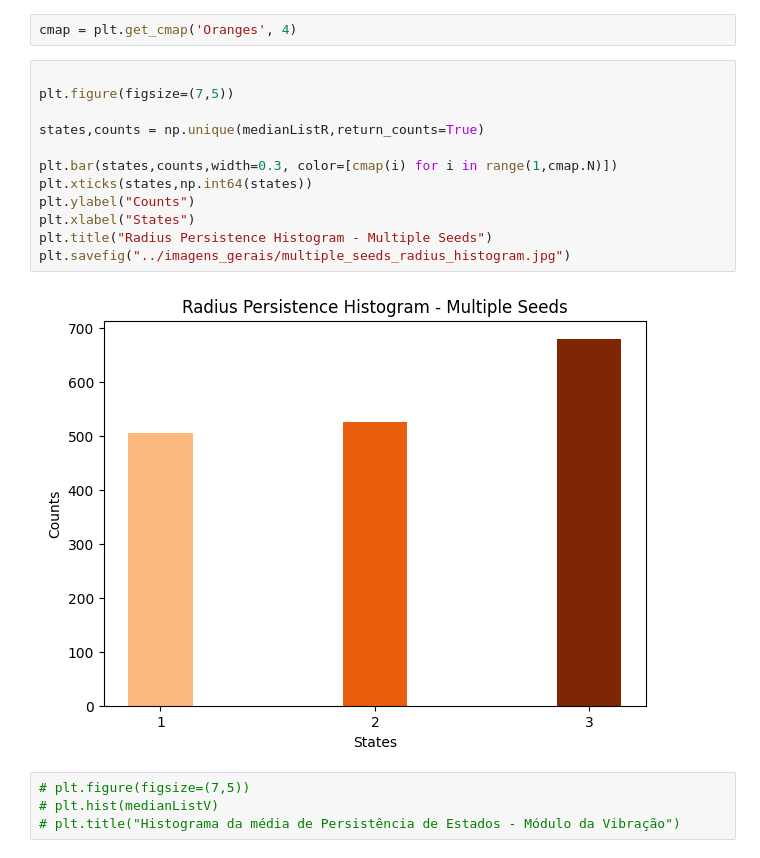
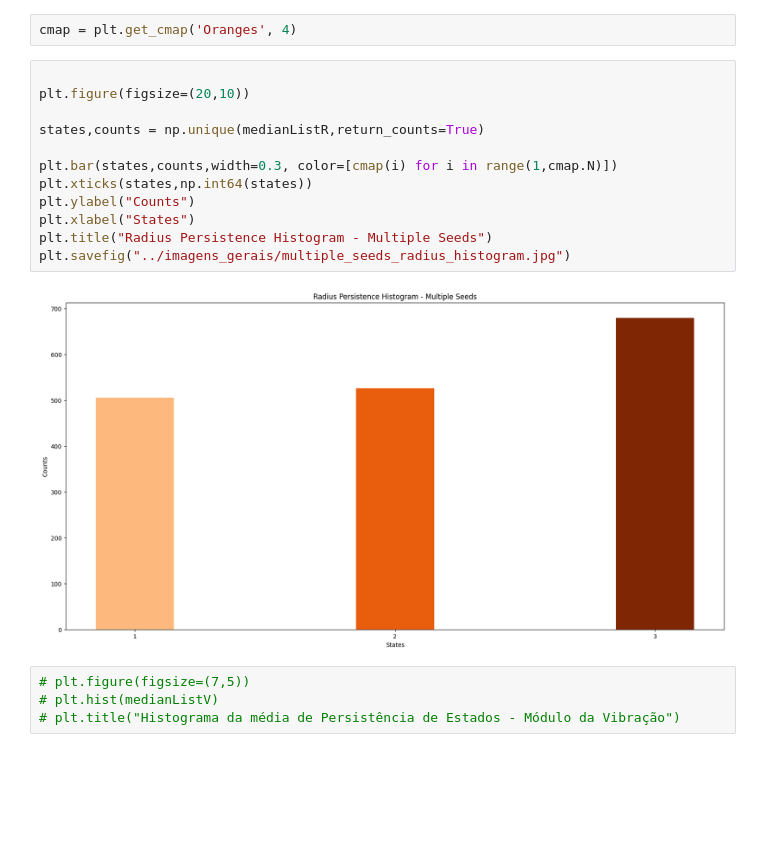
Before and after one commit to RL2-SP3/LISSA, a Jupyter notebook: examples/medianTest_direto.ipynb, the cells around one changed output. Drawn from its saved outputs; the diff is of its cells as text; blank space fills up the shorter version.

```diff
--- a/examples/medianTest_direto.ipynb
+++ b/examples/medianTest_direto.ipynb
@@ -110,18 +110,18 @@ medianListR = saveA["R"].to_numpy()
 cmap = plt.get_cmap('Oranges', 4)
 # %%
 
-plt.figure(figsize=(7,5))
+plt.figure(figsize=(20,10))
 
 states,counts = np.unique(medianListR,return_counts=True)
 
 plt.bar(states,counts,width=0.3, color=[cmap(i) for i in range(1,cmap.N)])
 plt.xticks(states,np.int64(states))
 plt.ylabel("Counts")
 plt.xlabel("States")
 plt.title("Radius Persistence Histogram - Multiple Seeds")
 plt.savefig("../imagens_gerais/multiple_seeds_radius_histogram.jpg")
 # %% [output]
-[figure, old version]
+[figure, new version]
 # %%
 # plt.figure(figsize=(7,5))
 # plt.hist(medianListV)
```
Also changed, not shown: 3 other files.
